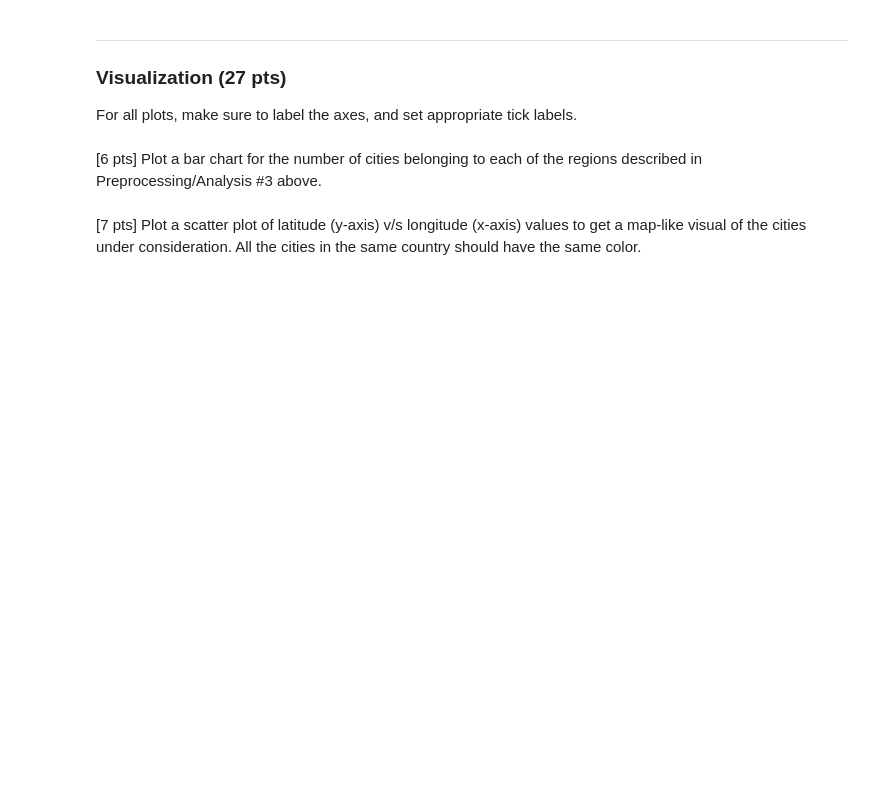
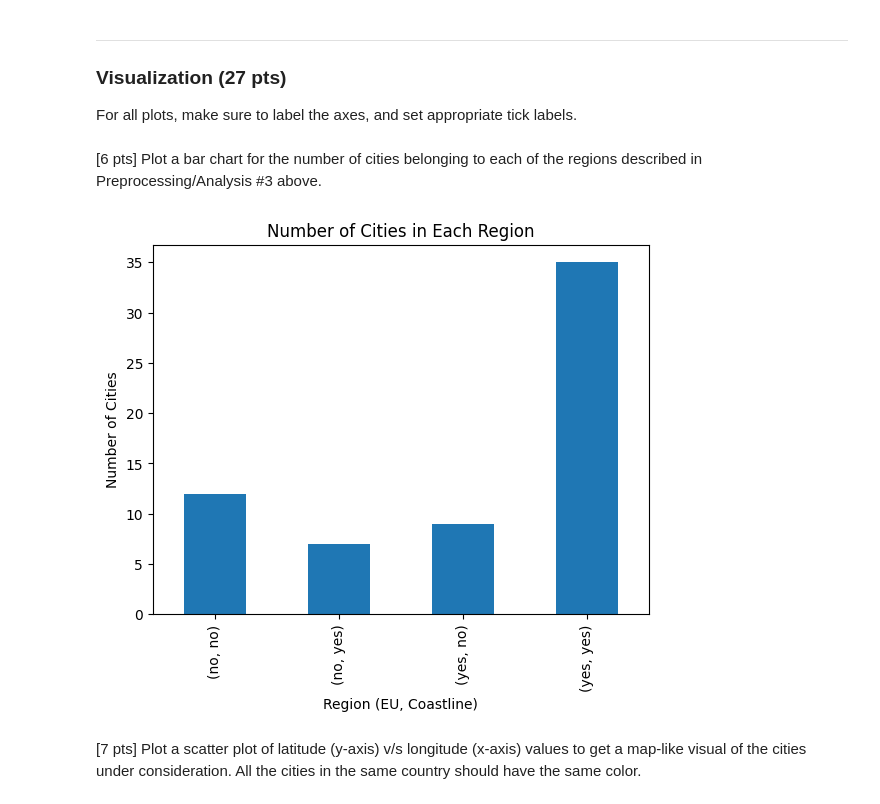
Before and after one commit to mahakanakala/CS210, a Jupyter notebook: hw/hw3/eucities_temps.ipynb, the cells around one changed output. Saved outputs shown, nothing was run; the diff lists cells and outputs as text; code cells hidden in the pictures; blank space fills up the shorter version.

```diff
--- a/hw/hw3/eucities_temps.ipynb
+++ b/hw/hw3/eucities_temps.ipynb
@@ -9,0 +14,3 @@ Given a CSV data file as represented by the sample file [EuCitiesTemperatures.cs
+# %%
+df = pd.read_csv('./EuCitiesTemperatures.csv')
+df
@@ -9,0 +31,9 @@ Given a CSV data file as represented by the sample file [EuCitiesTemperatures.cs
+# %%
+country_means = df.groupby('country')[['latitude', 'longitude']].transform('mean')
+
+df['latitude'].fillna(country_means['latitude'], inplace=True)
+df['longitude'].fillna(country_means['longitude'], inplace=True)
+
+df = df.round({'latitude': 2, 'longitude': 2})
+
+df
@@ -11,0 +56,13 @@ Given a CSV data file as represented by the sample file [EuCitiesTemperatures.cs
+# %%
+df = df[(df['latitude'] >= 40) & (df['latitude'] <= 60) & (df['longitude'] >= 15) & (df['longitude'] <= 30)]
+
+# Group by 'country' and count the number of cities
+country_counts = df['country'].value_counts()
+
+# Find the maximum count
+max_count = country_counts.max()
+
+# Find the countries with the maximum count
+max_countries = country_counts[country_counts == max_count]
+
+print(max_countries)
@@ -14,2 +75,9 @@ Given a CSV data file as represented by the sample file [EuCitiesTemperatures.cs
 
 For example, if we have a missing temperature value for Bergen, Norway, which is not in the EU but lies on the coast, we will fill it with the average temperature of cities with EU='no' and coastline='yes')
+# %%
+region_means = df.groupby(['EU', 'coastline'])['temperature'].transform('mean')
+
+# Fill missing values with the region averages
+df['temperature'].fillna(region_means, inplace=True)
+
+df
@@ -20,5 +106,17 @@ For example, if we have a missing temperature value for Bergen, Norway, which is
 For all plots, make sure to label the axes, and set appropriate tick labels.
 # %% [markdown]
 [6 pts] Plot a bar chart for the number of cities belonging to each of the regions described in Preprocessing/Analysis #3 above.
+# %%
+region_counts = df.groupby(['EU', 'coastline'])['city'].count()
+
+region_counts.plot(kind='bar')
+
+plt.title('Number of Cities in Each Region')
+plt.xlabel('Region (EU, Coastline)')
+plt.ylabel('Number of Cities')
+
+plt.show()
+# %% [output]
+[figure, added]
 # %% [markdown]
 [7 pts] Plot a scatter plot of latitude (y-axis) v/s longitude (x-axis) values to get a map-like visual of the cities under consideration. All the cities in the same country should have the same color.
```
Also changed, not shown: parts of 12 cells of this notebook, 12 other files.
